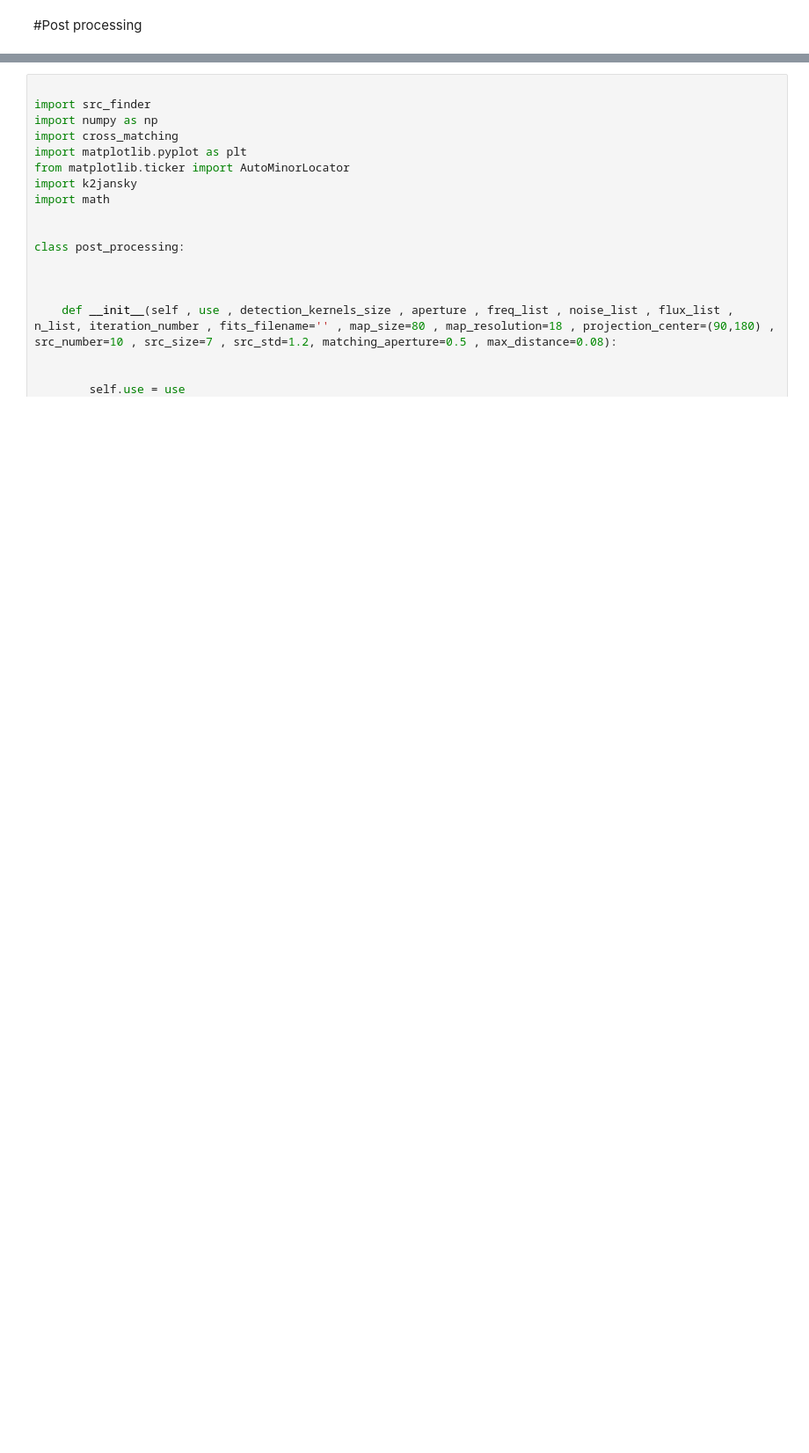
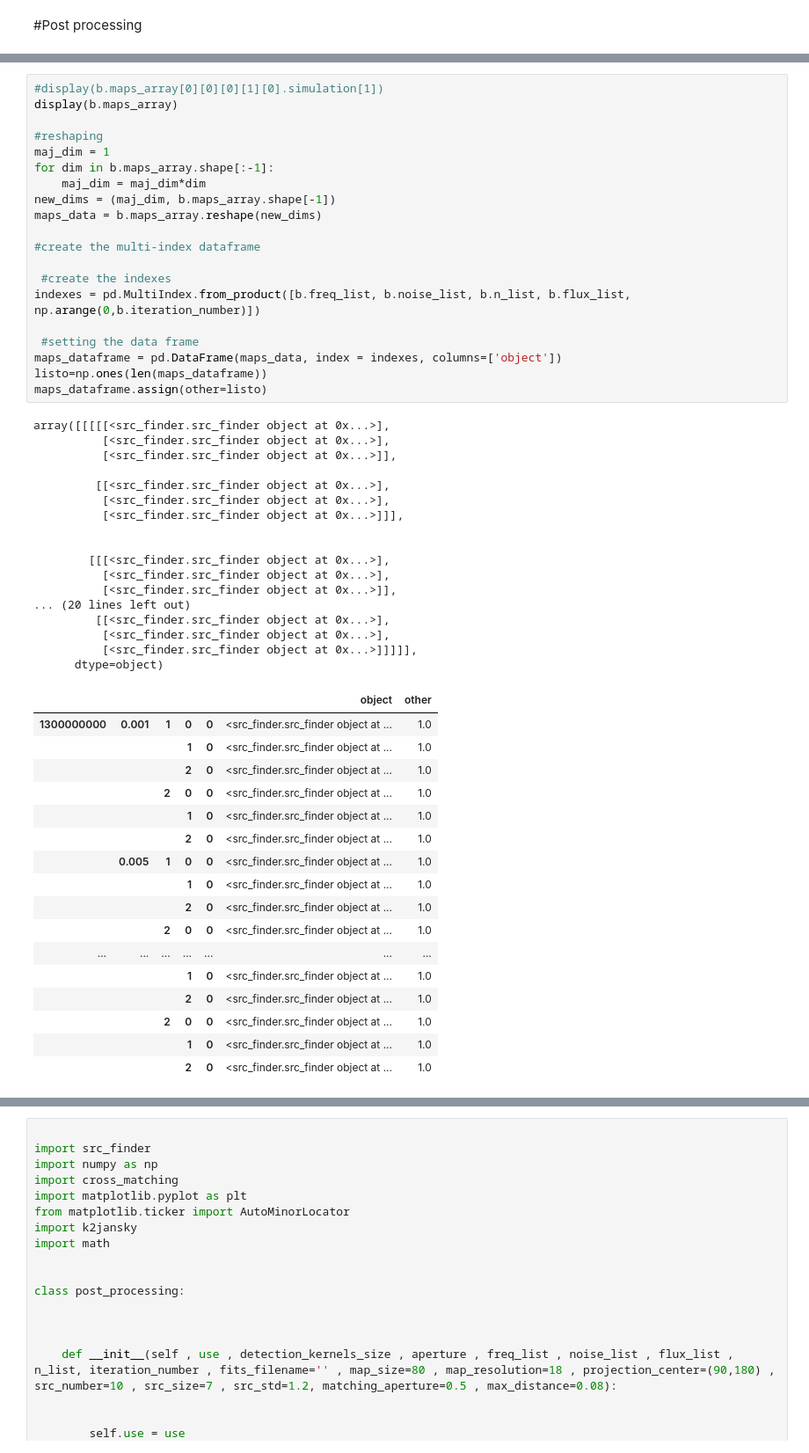
Before and after one commit to ali7amie/Tianlai, a Jupyter notebook: source_finder.ipynb, the cells around one changed output, grey strips where cells are left out. Shown at 88% size. Saved outputs shown, nothing was run; the diff lists cells and outputs as text; blank space fills up the shorter version.

```diff
--- a/source_finder.ipynb
+++ b/source_finder.ipynb
@@ -1187,0 +1138,55 @@ def cross_matching(detection_catalog,simulated_catalog,matching_aperture,max_dis
+# %%
+#display(b.maps_array[0][0][0][1][0].simulation[1])
+display(b.maps_array)
+
+#reshaping
+maj_dim = 1
+for dim in b.maps_array.shape[:-1]:
+    maj_dim = maj_dim*dim
+new_dims = (maj_dim, b.maps_array.shape[-1])
+maps_data = b.maps_array.reshape(new_dims)
+
+#create the multi-index dataframe
+
+ #create the indexes
+indexes = pd.MultiIndex.from_product([b.freq_list, b.noise_list, b.n_list, b.flux_list, np.arange(0,b.iteration_number)])
+
+ #setting the data frame
+maps_dataframe = pd.DataFrame(maps_data, index = indexes, columns=['object'])
+listo=np.ones(len(maps_dataframe))
+maps_dataframe.assign(other=listo)
+# %% [output]
+array([[[[[<src_finder.src_finder object at 0x...>],
+          [<src_finder.src_finder object at 0x...>],
+          [<src_finder.src_finder object at 0x...>]],
+
+         [[<src_finder.src_finder object at 0x...>],
+          [<src_finder.src_finder object at 0x...>],
+          [<src_finder.src_finder object at 0x...>]]],
+
+
+        [[[<src_finder.src_finder object at 0x...>],
+          [<src_finder.src_finder object at 0x...>],
+          [<src_finder.src_finder object at 0x...>]],
+... (20 lines left out)
+         [[<src_finder.src_finder object at 0x...>],
+          [<src_finder.src_finder object at 0x...>],
+          [<src_finder.src_finder object at 0x...>]]]]],
+      dtype=object)
+|  |  |  |  |  | object | other |
+| 1300000000 | 0.001 | 1 | 0 | 0 | <src_finder.src_finder object at ... | 1.0 |
+|  |  |  | 1 | 0 | <src_finder.src_finder object at ... | 1.0 |
+|  |  |  | 2 | 0 | <src_finder.src_finder object at ... | 1.0 |
+|  |  | 2 | 0 | 0 | <src_finder.src_finder object at ... | 1.0 |
+|  |  |  | 1 | 0 | <src_finder.src_finder object at ... | 1.0 |
+|  |  |  | 2 | 0 | <src_finder.src_finder object at ... | 1.0 |
+|  | 0.005 | 1 | 0 | 0 | <src_finder.src_finder object at ... | 1.0 |
+|  |  |  | 1 | 0 | <src_finder.src_finder object at ... | 1.0 |
+|  |  |  | 2 | 0 | <src_finder.src_finder object at ... | 1.0 |
+|  |  | 2 | 0 | 0 | <src_finder.src_finder object at ... | 1.0 |
+| ... | ... | ... | ... | ... | ... | ... |
+|  |  |  | 1 | 0 | <src_finder.src_finder object at ... | 1.0 |
+|  |  |  | 2 | 0 | <src_finder.src_finder object at ... | 1.0 |
+|  |  | 2 | 0 | 0 | <src_finder.src_finder object at ... | 1.0 |
+|  |  |  | 1 | 0 | <src_finder.src_finder object at ... | 1.0 |
+|  |  |  | 2 | 0 | <src_finder.src_finder object at ... | 1.0 |
```
Also changed, not shown: parts of 19 cells of this notebook.
